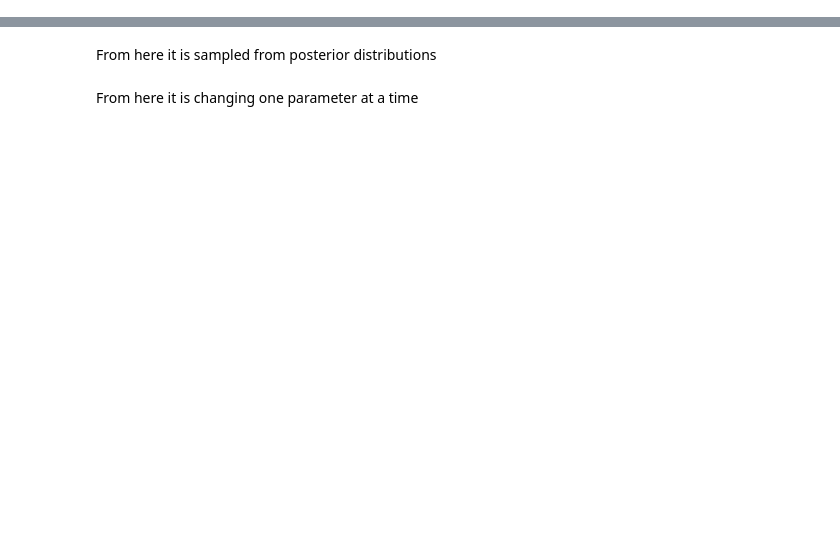
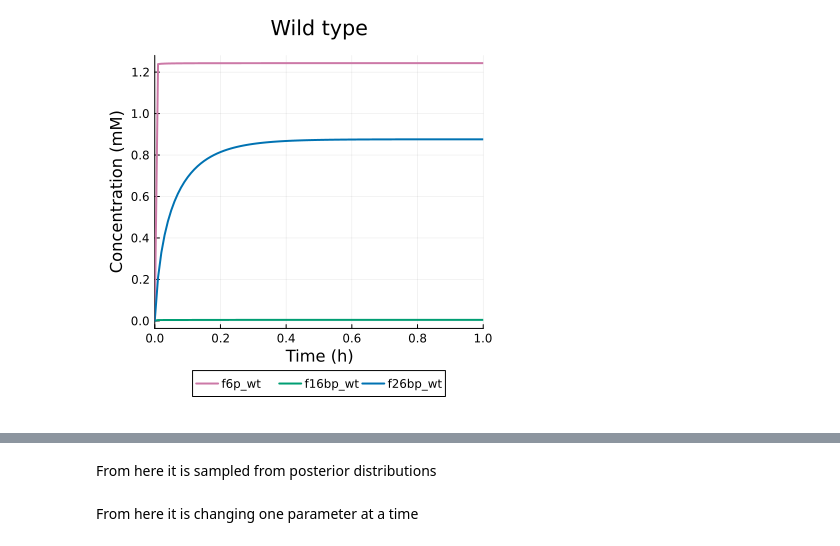
Before and after one commit to AlberteSloth/Master, a Jupyter notebook: Bayesian_two_strains_Model1.ipynb, the cells around one changed output, grey strips where cells are left out. Saved outputs shown, nothing was run; the diff lists cells and outputs as text; code cells hidden in the pictures; blank space fills up the shorter version.

```diff
--- a/Bayesian_two_strains_Model1.ipynb
+++ b/Bayesian_two_strains_Model1.ipynb
@@ -183,19 +203,21 @@ Cons_zela = [C_atp_zela => exp(-5.676+log(1000)),
     PP_flux_zela => 3.2];
 # %%
 # Define time span
-tspan = (0.0, 1000)
+tspan = (0.0, 10)
 p = [Cons_wt; Cons_zela; p1]
 
 # Define and solve the ODE problem for wild type
 prob_wt = ODEProblem(sys_wt, u0_wt, tspan, p, jac=true)
 sol_wt = solve(prob_wt, Rodas4(), abstol=1e-12);
 plt_sim_wt = plot(sol_wt, linewidth=2, seriescolor=[colorant"#CC79A7" colorant"#009E73" colorant"#0072B2"], xlims=(0,1),
     xlabel="Time (h)", ylabel="Concentration (mM)", title="Wild type",
     size=(400,400),
     legend=:outerbottom, legendcolumns=3,
     bottommargin=-30px)
 savefig(plt_sim_wt, "ODE_sim_wt_model1.png")
 plt_sim_wt
+# %% [output]
+[figure, added]
 # %%
 # Define and solve the ODE problem for zela
 prob_zela=ODEProblem(sys_zela, u0_zela, tspan, p, jac=true)
```
Also changed, not shown: parts of 10 cells of this notebook, 2 other files.
